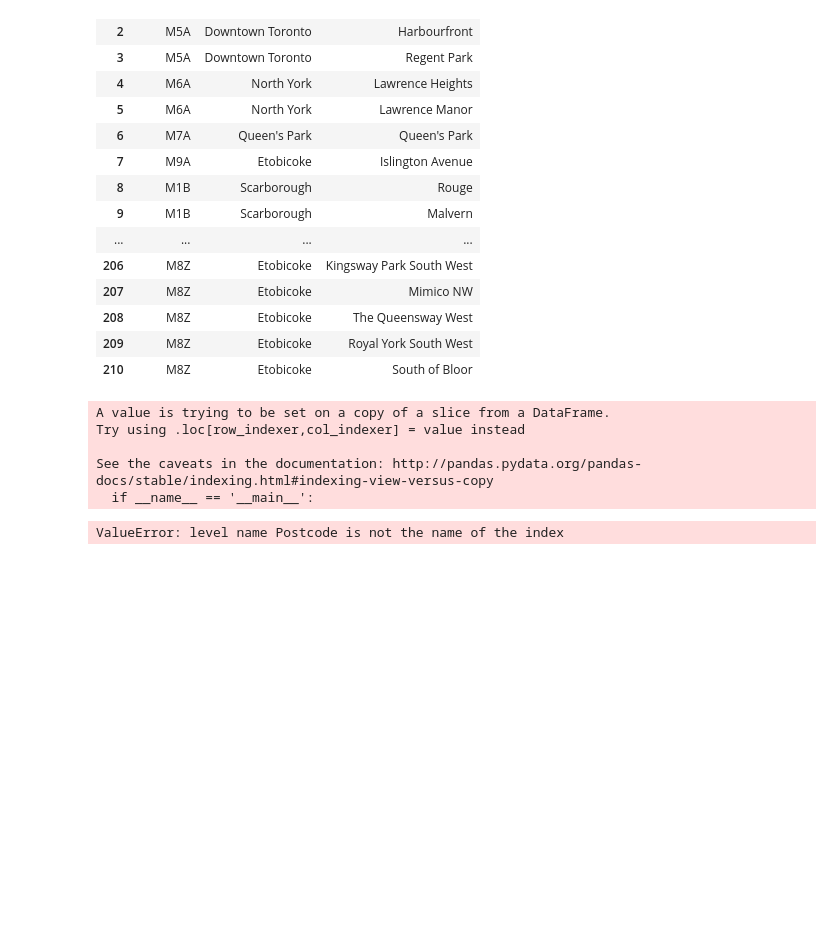
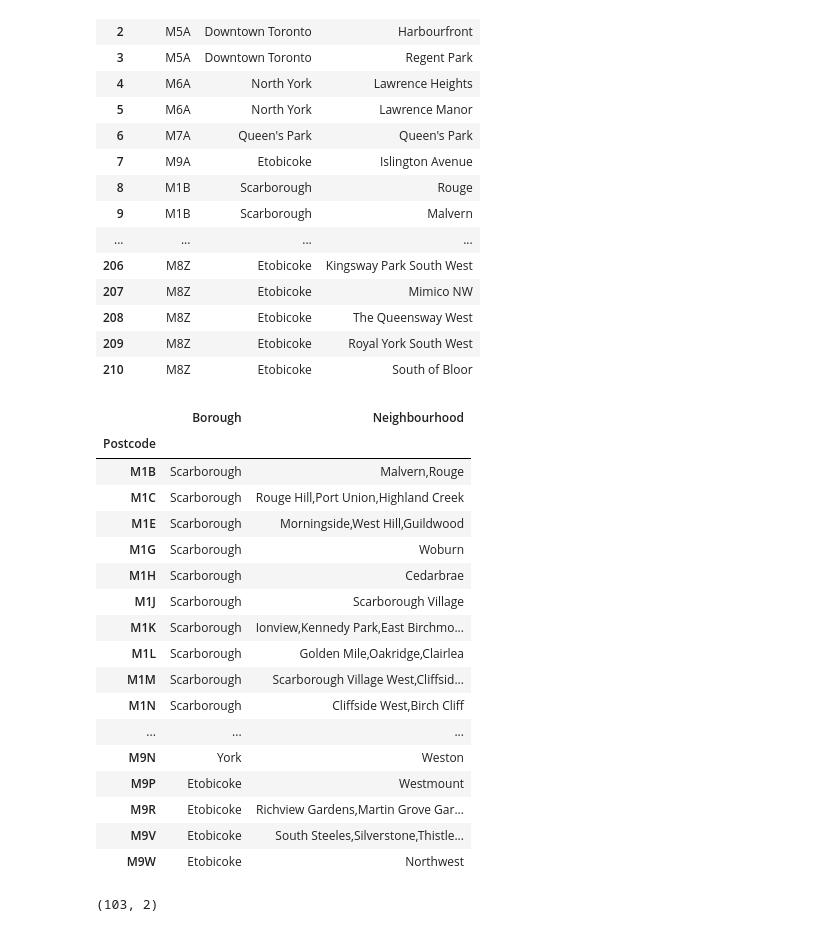
Before and after one commit to CarinaHao/Coursera_Capstone, a Jupyter notebook: 9-2.ipynb, the cells around one changed output. Drawn from its saved outputs; the diff is of its cells as text; code cells hidden in the pictures; blank space fills up the shorter version.

```diff
--- a/9-2.ipynb
+++ b/9-2.ipynb
@@ -101,16 +101,29 @@ df
 | 208 | M8Z | Etobicoke | The Queensway West |
 | 209 | M8Z | Etobicoke | Royal York South West |
 | 210 | M8Z | Etobicoke | South of Bloor |
-# %%
-df['Neighbourhood'] = df['Neighbourhood'].astype(str)
-df1 = df.groupby(level='Postcode', sort=False).agg( ','.join)
-df1
-# %% [output]
-A value is trying to be set on a copy of a slice from a DataFrame.
-Try using .loc[row_indexer,col_indexer] = value instead
-
-See the caveats in the documentation: http://pandas.pydata.org/pandas-docs/stable/indexing.html#indexing-view-versus-copy
-  if __name__ == '__main__':
-ValueError: level name Postcode is not the name of the index
+# %%
+df1=df.groupby("Postcode").agg(lambda x:','.join(set(x)))
+df1
+# %% [output]
+|  | Borough | Neighbourhood |
+| Postcode |  |  |
+| M1B | Scarborough | Malvern,Rouge |
+| M1C | Scarborough | Rouge Hill,Port Union,Highland Creek |
+| M1E | Scarborough | Morningside,West Hill,Guildwood |
+| M1G | Scarborough | Woburn |
+| M1H | Scarborough | Cedarbrae |
+| M1J | Scarborough | Scarborough Village |
+| M1K | Scarborough | Ionview,Kennedy Park,East Birchmo... |
+| M1L | Scarborough | Golden Mile,Oakridge,Clairlea |
+| M1M | Scarborough | Scarborough Village West,Cliffsid... |
+| M1N | Scarborough | Cliffside West,Birch Cliff |
+| ... | ... | ... |
+| M9N | York | Weston |
+| M9P | Etobicoke | Westmount |
+| M9R | Etobicoke | Richview Gardens,Martin Grove Gar... |
+| M9V | Etobicoke | South Steeles,Silverstone,Thistle... |
+| M9W | Etobicoke | Northwest |
 # %%
-df1
+df1.shape
+# %% [output]
+(103, 2)
```
